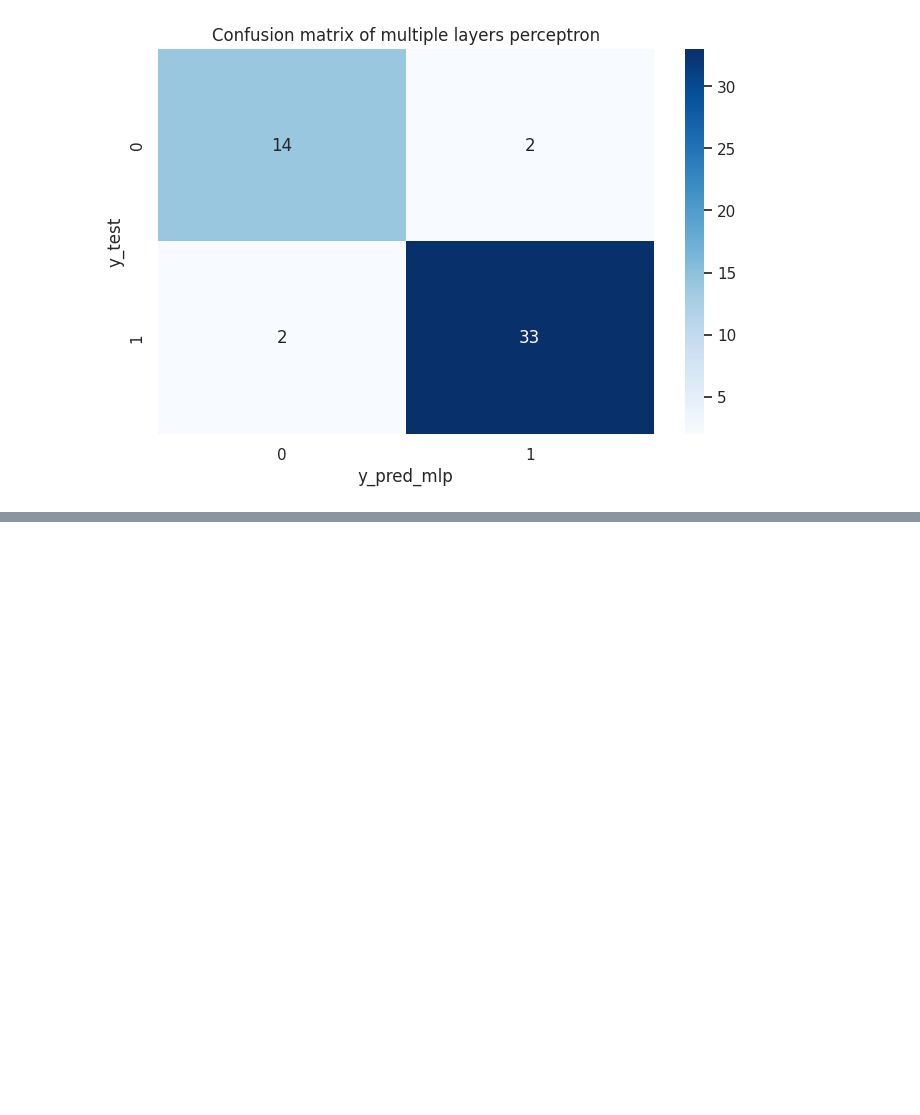
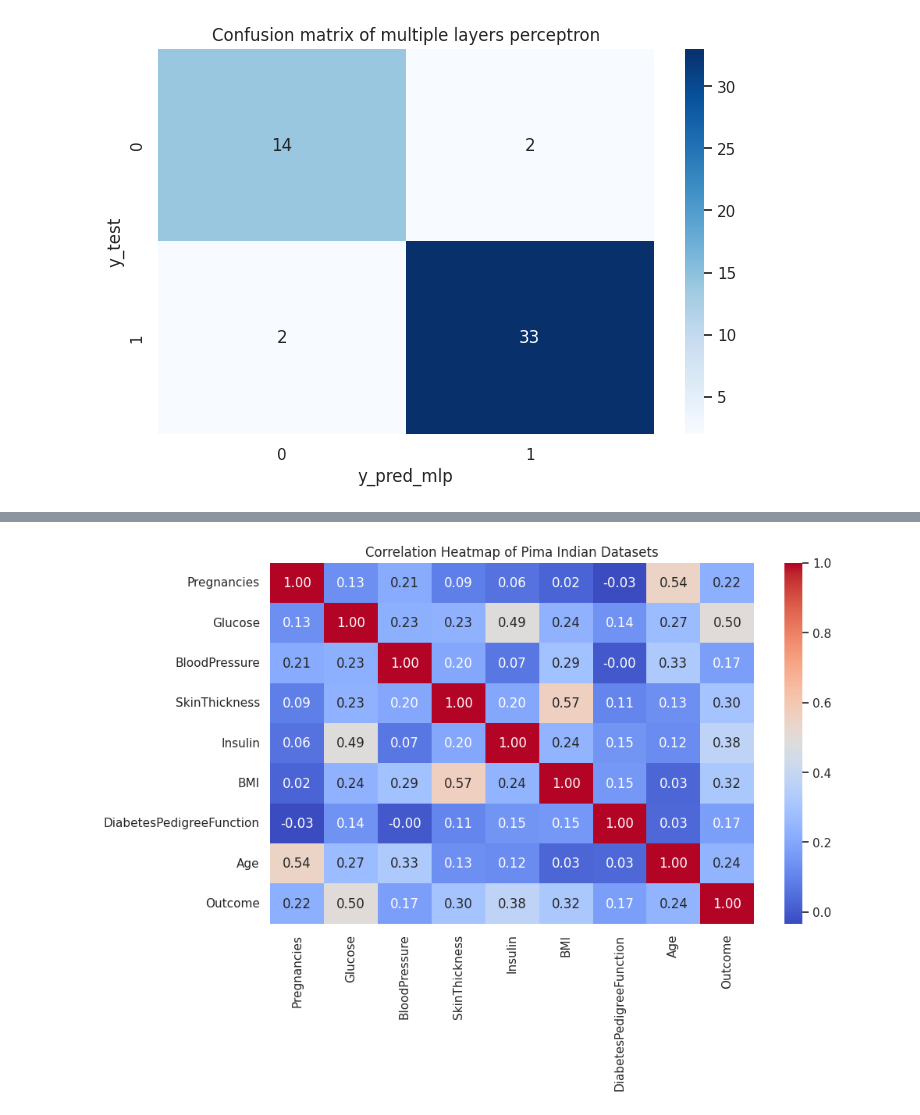
Before and after one commit to PHQuyAn/Machine-Learning-Project, a Jupyter notebook: Diabetes Prediction/an-diabetes-prediction.ipynb, the cells around one changed output, grey strips where cells are left out. Drawn from its saved outputs; the diff is of its cells as text; code cells hidden in the pictures; blank space fills up the shorter version.

```diff
--- a/Diabetes Prediction/an-diabetes-prediction.ipynb
+++ b/Diabetes Prediction/an-diabetes-prediction.ipynb
@@ -672,0 +835,9 @@ plt.show()
+# %%
+# Heatmap: Tương quan tổng thể
+
+plt.figure(figsize=(10,6))
+sns.heatmap(data=pimaDiaB_df.corr(), annot=True, cmap='coolwarm', fmt='.2f')
+plt.title("Correlation Heatmap of Pima Indian Datasets")
+plt.show()
+# %% [output]
+[figure, added]
```
Also changed, not shown: parts of 32 cells of this notebook.
